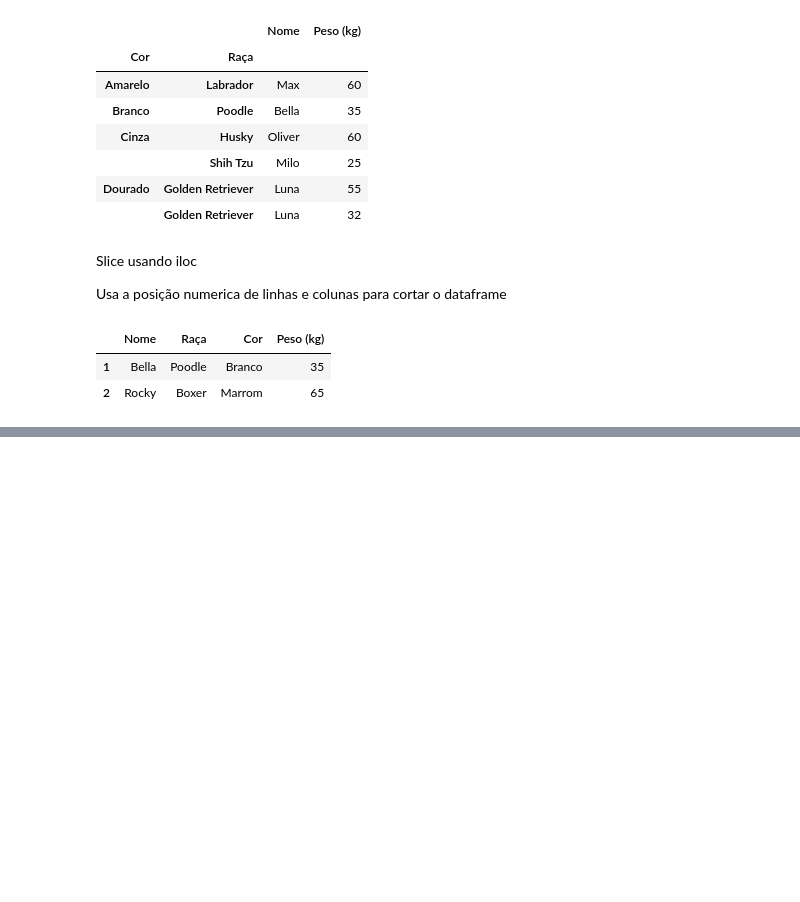
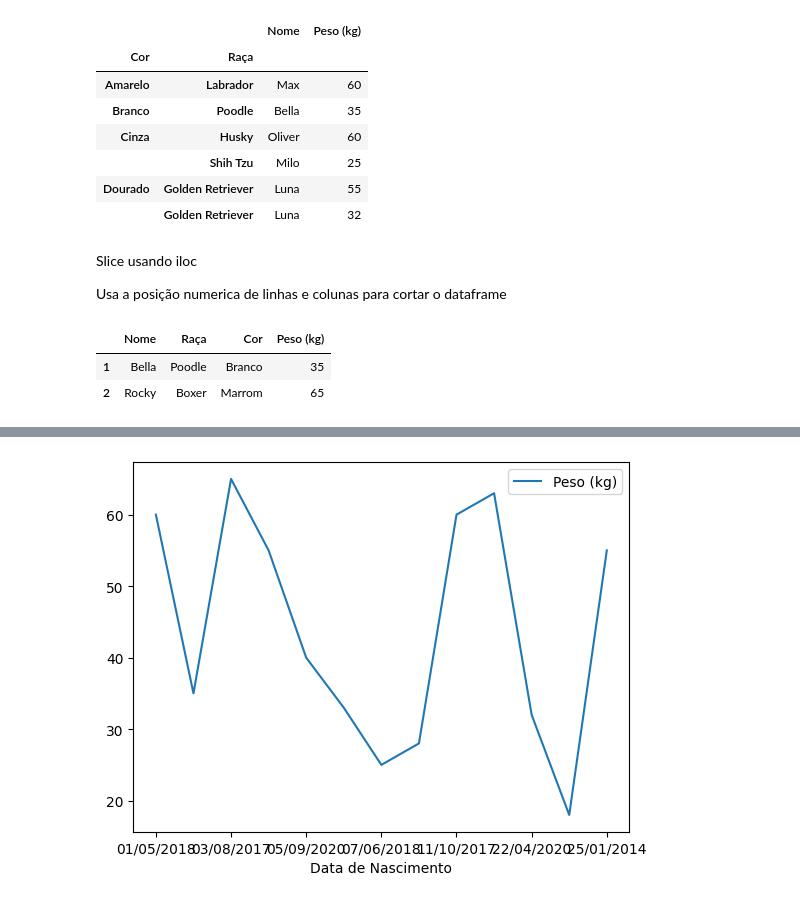
Before and after one commit to lidiaperside/python-para-dados-womakerscode, a Jupyter notebook: pandas.ipynb, the cells around one changed output, grey strips where cells are left out. Saved outputs shown, nothing was run; the diff lists cells and outputs as text; code cells hidden in the pictures; blank space fills up the shorter version.

```diff
--- a/pandas.ipynb
+++ b/pandas.ipynb
@@ -1049,0 +1084,6 @@ df_cachorros.iloc[1:3, :4] #da linha 1-1 até a 3-1, da coluna 1 até a 4
+# %%
+#Gráfico de linhas
+df_cachorros.plot(x="Data de Nascimento", y='Peso (kg)', kind='line')
+plt.show()
+# %% [output]
+[figure, added]
```
Also changed, not shown: parts of 11 cells of this notebook.
